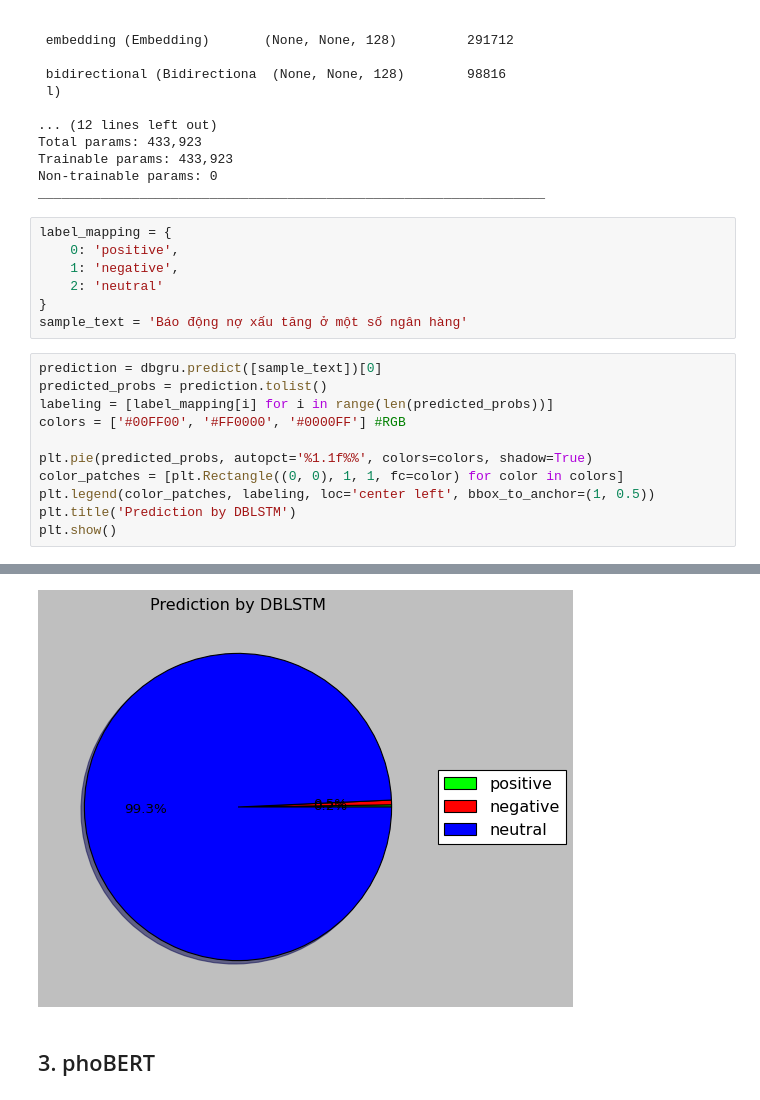
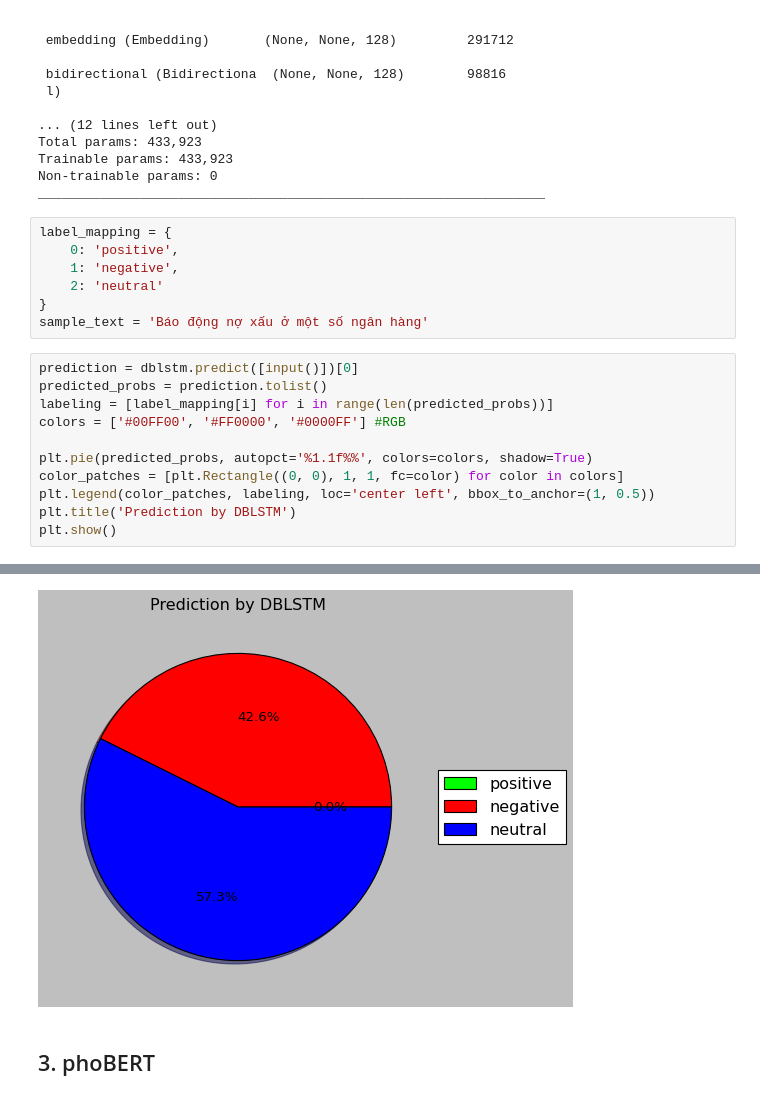
Before and after one commit to helloitsurdvq/VietnameseStockArticleClassification, a Jupyter notebook: source/07_demo.ipynb, the cells around one changed output, grey strips where cells are left out. Drawn from its saved outputs; the diff is of its cells as text.

Commit message:
modify input for demo

```diff
--- a/source/07_demo.ipynb
+++ b/source/07_demo.ipynb
@@ -119,9 +119,9 @@ label_mapping = {
     1: 'negative',
     2: 'neutral'
 }
-sample_text = 'Báo động nợ xấu tăng ở một số ngân hàng'
+sample_text = 'Báo động nợ xấu ở một số ngân hàng'
 # %%
-prediction = dbgru.predict([sample_text])[0]
+prediction = dblstm.predict([input()])[0]
 predicted_probs = prediction.tolist()
 labeling = [label_mapping[i] for i in range(len(predicted_probs))]
 colors = ['#00FF00', '#FF0000', '#0000FF'] #RGB
@@ -136,4 +136,4 @@ plt.show()
-[figure, old version]
+[figure, new version]
 # %% [markdown]
 ## 3. phoBERT
 # %%
```
Also changed, not shown: parts of 4 cells of this notebook.
